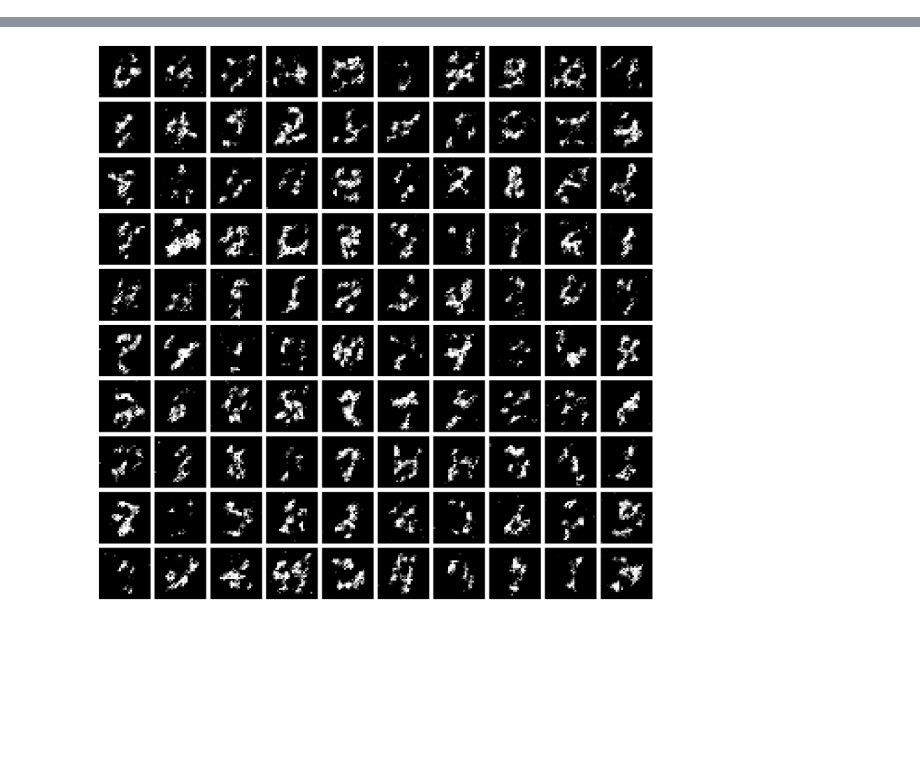
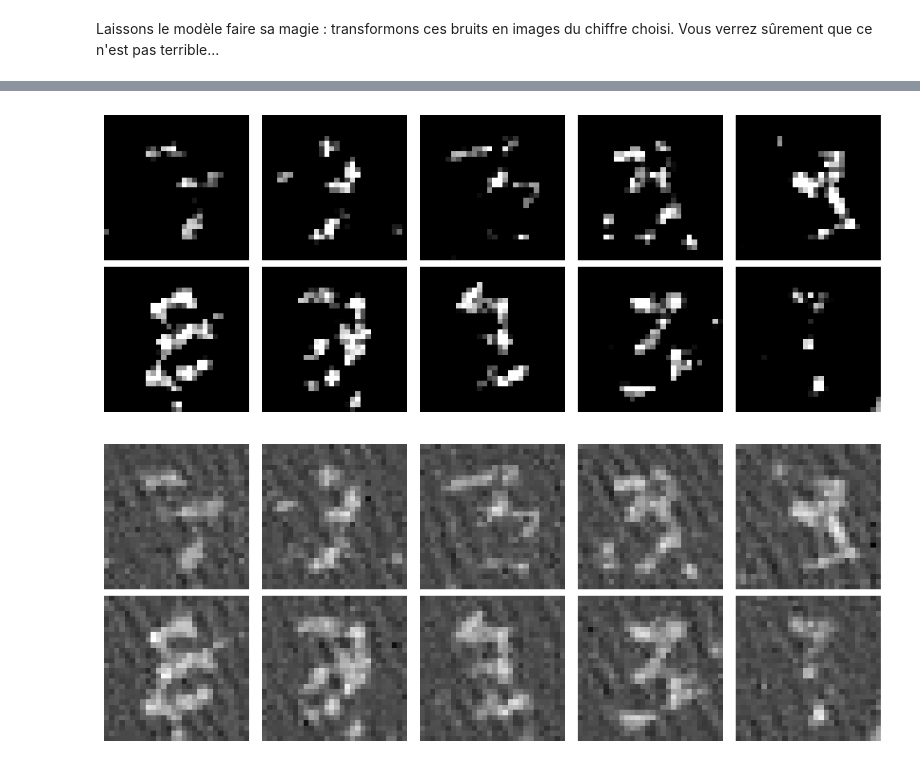
Before and after one commit to RemiBaron/AIRA_MNIST_FlowMatching, a Jupyter notebook: demo.ipynb, the cells around one changed output, grey strips where cells are left out. Cells and saved outputs as stored; diff of their text form; code cells hidden in the pictures; blank space fills up the shorter version.

```diff
--- a/demo.ipynb
+++ b/demo.ipynb
@@ -2,0 +5,13 @@ Petite démo rapide pour montrer que notre modèle génère bien des images. Vou
+# %%
+import jax
+from jax import numpy as jnp
+from flax.training import checkpoints
+from flax import nnx
+import diffrax
+import unet
+import os
+import matplotlib.pyplot as plt
+import numpy as np
+
+seed = 832
+mon_chiffre = 3
@@ -3,23 +43,17 @@ Petite démo rapide pour montrer que notre modèle génère bien des images. Vou
+# %% [markdown]
+Laissons le modèle faire sa magie : transformons ces bruits en images du chiffre choisi. Vous verrez sûrement que ce n'est pas terrible...
 # %%
-import jax
-from jax import numpy as jnp
-from flax.training import checkpoints
-from flax import nnx
-import diffrax
-import unet
-import os
-import matplotlib.pyplot as plt
-import numpy as np
-
-
 #On commence par restaurer le modèle sauvegardé par train.py
-model_dir =  os.path.abspath("./saved_models/V1")
+model_dir =  os.path.abspath("./saved_models/V4")
 restored_state = checkpoints.restore_checkpoint(model_dir, target=None)
 
-abstract_model = nnx.eval_shape(lambda: unet.UNet(in_channels=1, time_dim=40, rngs=nnx.Rngs(0)))
+abstract_model = nnx.eval_shape(lambda: unet.UNet(in_channels=1, time_dim=40, label_dim=40, rngs=nnx.Rngs(0)))
 abstract_params, abstract_state = nnx.split(abstract_model)
 nnx.replace_by_pure_dict(abstract_state, restored_state)
 model = nnx.merge(abstract_params, restored_state)
+
+#On dit ce qu'on veut générer comme chiffre, donc on génère un tableau du bon chiffre
+y = jnp.full((10,), mon_chiffre, dtype=jnp.int32)
 
 
 #Puis on prend de quoi résoudre l'ODE (avec la méthode de Euler) qu'on déduit par le modèle entrainé
@@ -27,37 +61,20 @@ def vector_field(t, x, _):
     """
         On veut résoudre dx/dt = v_t(x) avec v_t(x) donné par le modèle entrainé avec t et x en entrée.
     """
-    return model(x, t)
+    return model(x, t, y)
 
-def sample(num_samples, steps):
-    #En gros en entrée on veut du bruit donc on prend du bruit gaussien
-    key = jax.random.PRNGKey(0)
-    x0 = jax.random.normal(key, (num_samples, 28, 28, 1), dtype=jnp.float32)
-
+def sample(x0, steps):
     #On résout l'ODE (décrite dans vector_field) de t=0 à t=1 avec la méthode d'Euler
     term = diffrax.ODETerm(vector_field)
     solver = diffrax.Euler()
     dt = 1.0 / steps
     solution_magique = diffrax.diffeqsolve(term, solver, t0=0.0, t1=1.0, dt0=dt, y0=x0, saveat=diffrax.SaveAt(t1=True), stepsize_controller=diffrax.ConstantStepSize())
     samples = jnp.squeeze(solution_magique.ys, axis=0)
-    return samples
+    normalized = (samples - jnp.min(samples)) / (jnp.max(samples) - jnp.min(samples))
+    return samples, normalized
 
-samples = sample(100, 500)
+samples, normalized = sample(x0, 500)
 
-#Enfin, on affiche nos images générées
-rows, cols = 10, 10
-fig, axes = plt.subplots(rows, cols, figsize=(cols*2, rows*2))
-
-idx = 0
-for r in range(rows):
-    for c in range(cols):
-        ax = axes[r, c]
-        ax.axis("off")
-        image = samples[idx]
-        image = jnp.squeeze(image)
-        ax.imshow(np.asarray(image), cmap="gray", vmin=0.0, vmax=1.0)
-        idx += 1
-
-plt.tight_layout()
-plt.show()
+show(samples, 2, 5)
+show(normalized, 2, 5)
 # %% [output]
@@ -67 +81,2 @@ WARNING:jax._src.xla_bridge:An NVIDIA GPU may be present on this machine, but a
-[figure, old version]
+[figure, new version]
+[figure, added]
```
Also changed, not shown: parts of 6 cells of this notebook, 4 other files.
